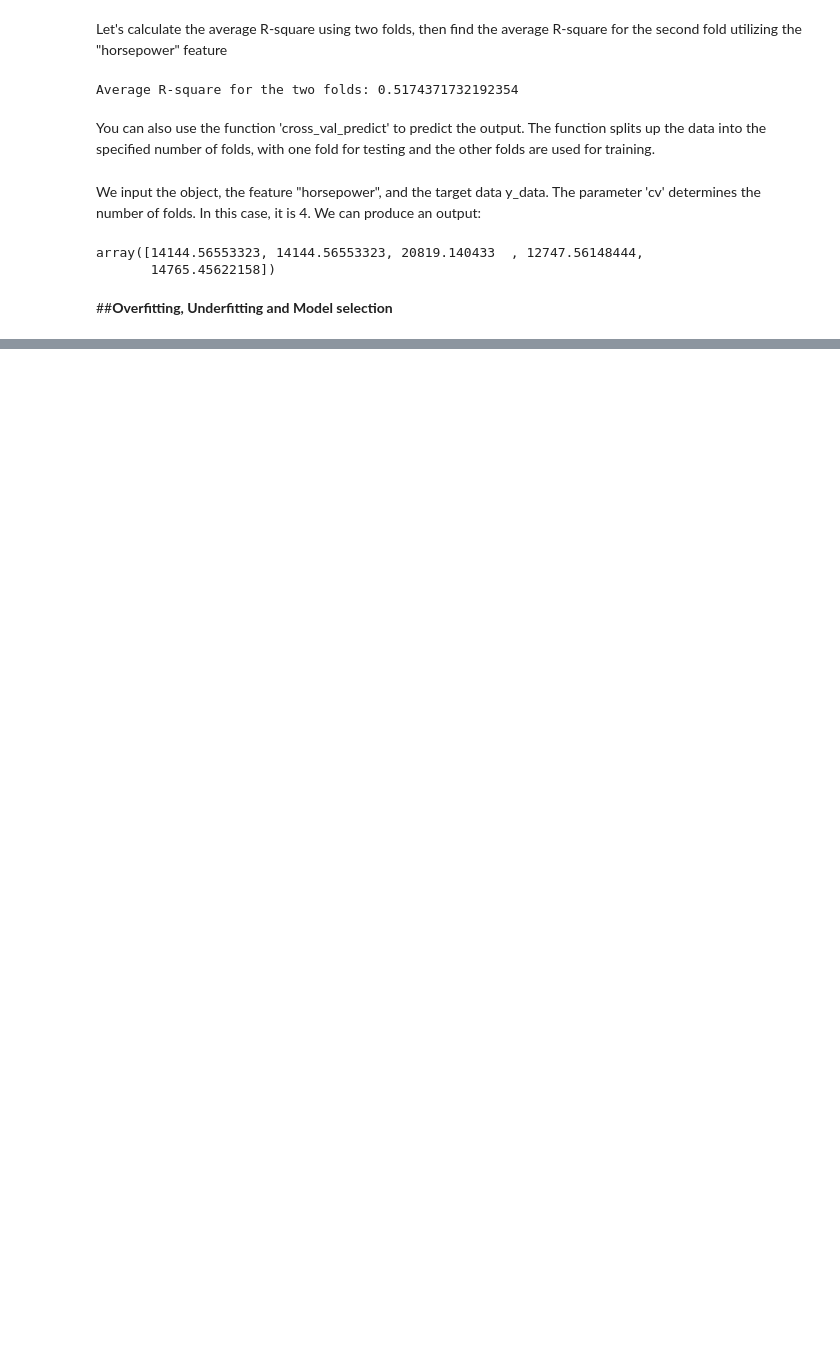
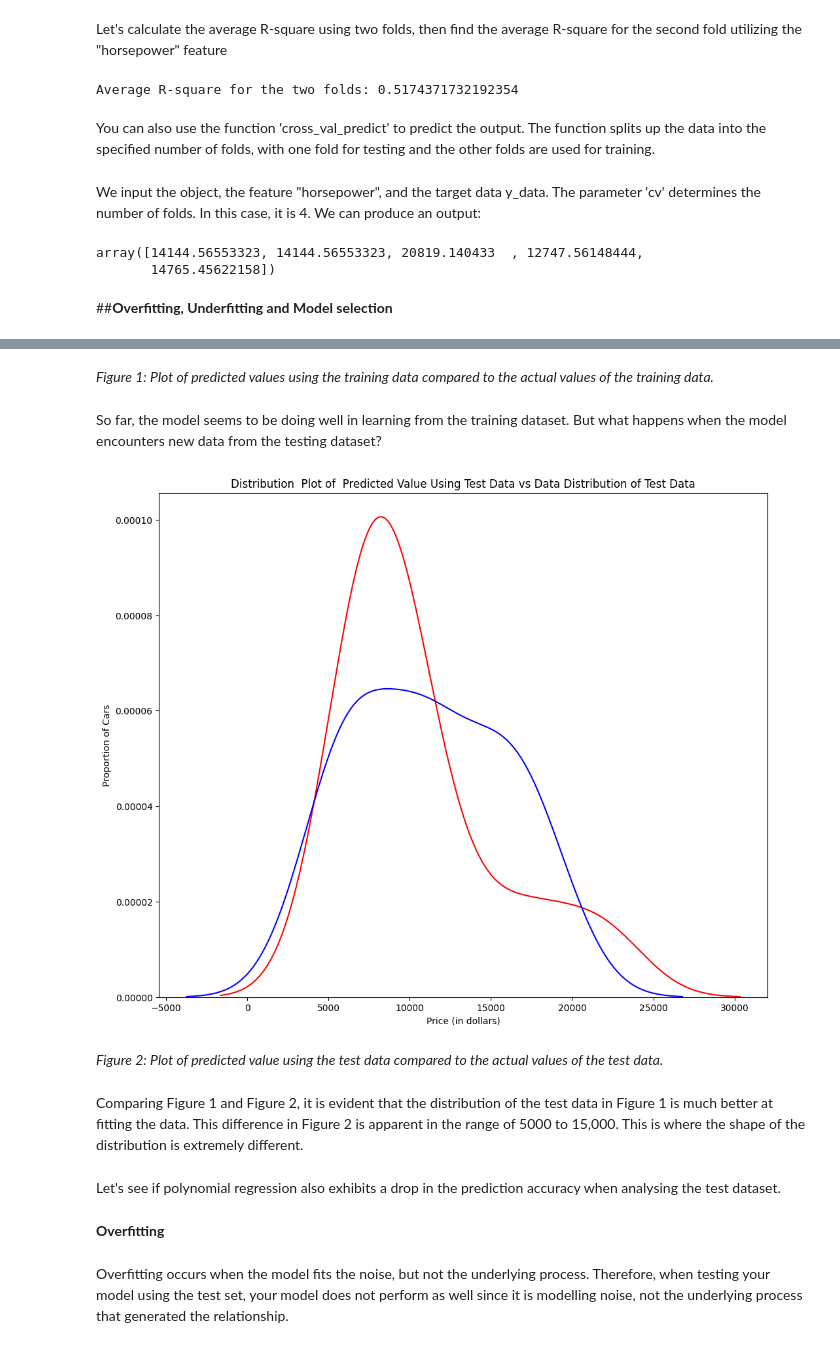
Before and after one commit to Rubieskyama/Data-Science-Ecosystem, a Jupyter notebook: Data Analytics with Python/Used_cars_pricing_analyzer.ipynb, the cells around one changed output, grey strips where cells are left out. Saved outputs shown, nothing was run; the diff lists cells and outputs as text; code cells hidden in the pictures; blank space fills up the shorter version.

```diff
--- a/Data Analytics with Python/Used_cars_pricing_analyzer.ipynb
+++ b/Data Analytics with Python/Used_cars_pricing_analyzer.ipynb
@@ -1228,0 +1269,20 @@ array([14144.56553323, 14144.56553323, 20819.140433  , 12747.56148444,
+# %% [markdown]
+*Figure 1: Plot of predicted values using the training data compared to the actual values of the training data.*
+# %% [markdown]
+So far, the model seems to be doing well in learning from the training dataset. But what happens when the model encounters new data from the testing dataset?
+# %%
+#distribution plot for predicted value and actual value using test data
+Title='Distribution  Plot of  Predicted Value Using Test Data vs Data Distribution of Test Data'
+DistributionPlot(y_test, yhat_test, "Actual value(test)", "Predicted value(test)", Title)
+# %% [output]
+[figure, added]
+# %% [markdown]
+*Figure 2: Plot of predicted value using the test data compared to the actual values of the test data.*
+# %% [markdown]
+Comparing Figure 1 and Figure 2, it is evident that the distribution of the test data in Figure 1 is much better at fitting the data. This difference in Figure 2 is apparent in the range of 5000 to 15,000. This is where the shape of the distribution is extremely different.
+# %% [markdown]
+Let's see if polynomial regression also exhibits a drop in the prediction accuracy when analysing the test dataset.
+# %% [markdown]
+**Overfitting**
+# %% [markdown]
+Overfitting occurs when the model fits the noise, but not the underlying process. Therefore, when testing your model using the test set, your model does not perform as well since it is modelling noise, not the underlying process that generated the relationship.
```
Also changed, not shown: parts of 77 cells of this notebook.
